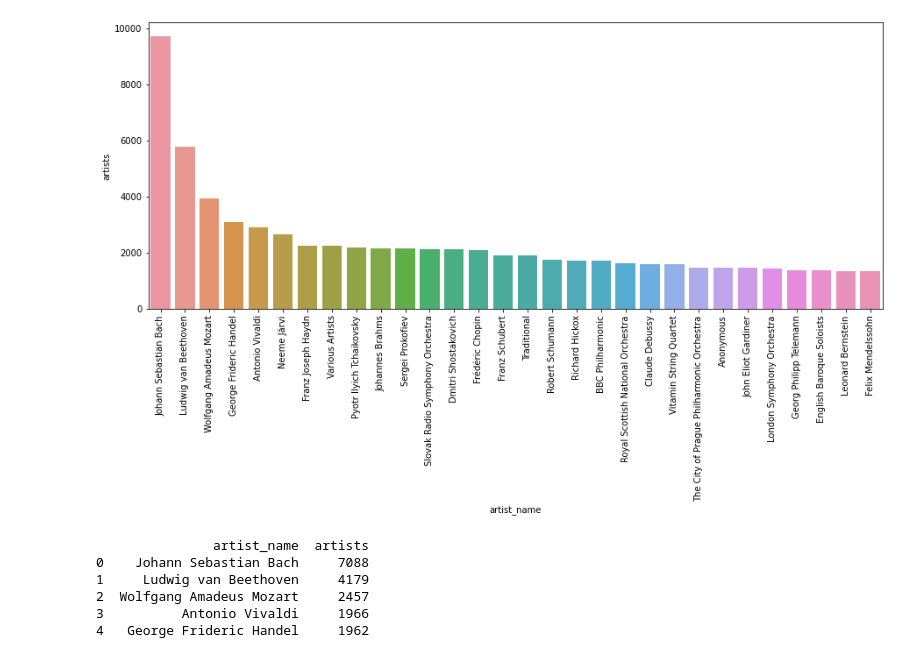
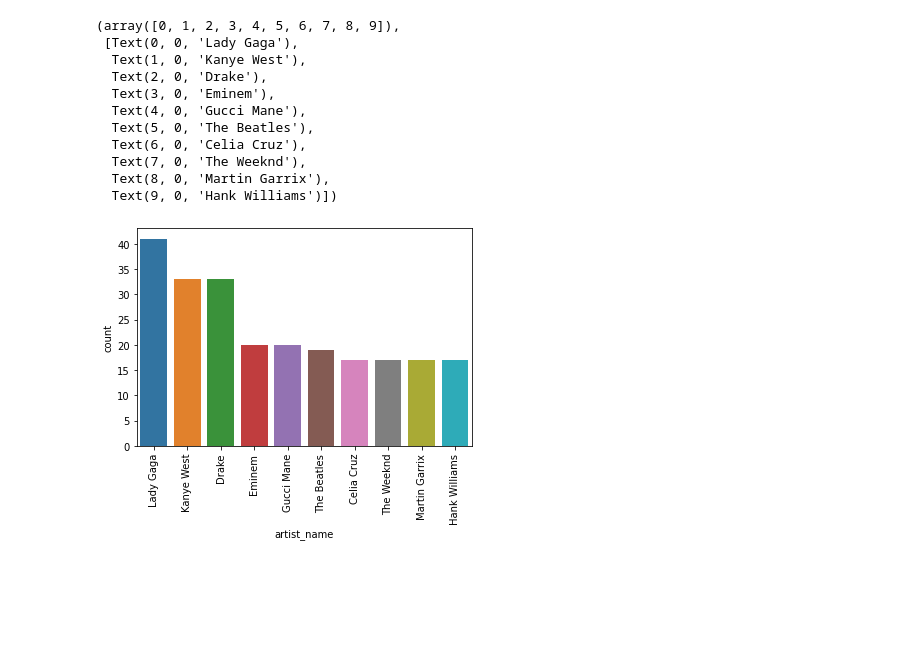
Before and after one commit to cedsvrn/song-recommendation, a Jupyter notebook: song-recommendation.ipynb, the cells around one changed output. Cells and saved outputs as stored; diff of their text form; code cells hidden in the pictures; blank space fills up the shorter version.

Commit message:
Kaggle Notebook | Song recommendation | Version 5

```diff
--- a/song-recommendation.ipynb
+++ b/song-recommendation.ipynb
@@ -20,3 +91,6 @@ data.head()
+# %%
+# Joining song info and song data
+data = song_data.merge(song_info, on='song_name', how='left')
 # %%
 data.info()
 # %% [output]
@@ -66,4 +125,0 @@ data[data['year']==0]
-# %%
-# Taking off data with Year==0
-print(data[data['year']==0]['year'].count())
-data = data[data['year']!=0]
@@ -97,5 +125,0 @@ memory usage: 253.9+ MB
-# %%
-data['artists'] = data['artists'].apply(lambda x: literal_eval(x))
-
-data_exploded = data[["name", "artists"]].explode('artists')
-print(data_exploded[data_exploded["name"]=='Miss Perfect (feat. Nodesha)'])
@@ -134,19 +126,19 @@ df_vc
+# %%
+data_gb_artist = data.groupby(['artist_name']).size().reset_index().sort_values([0], ascending=False)
+data_gb_artist.columns = ['artist_name', 'count']
 # %%
-p = sns.barplot(data=df_vc.head(30), x="artist_name", y="artists")
+sns.barplot(x="artist_name", y="count", data=data_gb_artist.head(10))
 plt.xticks(rotation=90)
-plt.gcf().set_size_inches(15, 6)
 # %% [output]
+(array([0, 1, 2, 3, 4, 5, 6, 7, 8, 9]),
+ [Text(0, 0, 'Lady Gaga'),
+  Text(1, 0, 'Kanye West'),
+  Text(2, 0, 'Drake'),
+  Text(3, 0, 'Eminem'),
+  Text(4, 0, 'Gucci Mane'),
+  Text(5, 0, 'The Beatles'),
+  Text(6, 0, 'Celia Cruz'),
+  Text(7, 0, 'The Weeknd'),
+  Text(8, 0, 'Martin Garrix'),
+  Text(9, 0, 'Hank Williams')])
-[figure, old version]
+[figure, new version]
-# %%
-# Same plot but with song from 2000 and above
-data_exploded = data[data["year"]>=2000][["name", "artists"]].explode('artists')
-df_vc = pd.DataFrame(data_exploded['artists'].value_counts())
-df_vc = df_vc.rename_axis('artist_name').reset_index()
-print(df_vc.head())
-# %% [output]
-               artist_name  artists
-0    Johann Sebastian Bach     7088
-1     Ludwig van Beethoven     4179
-2  Wolfgang Amadeus Mozart     2457
-3          Antonio Vivaldi     1966
-4   George Frideric Handel     1962
```
Also changed, not shown: parts of 19 cells of this notebook.
